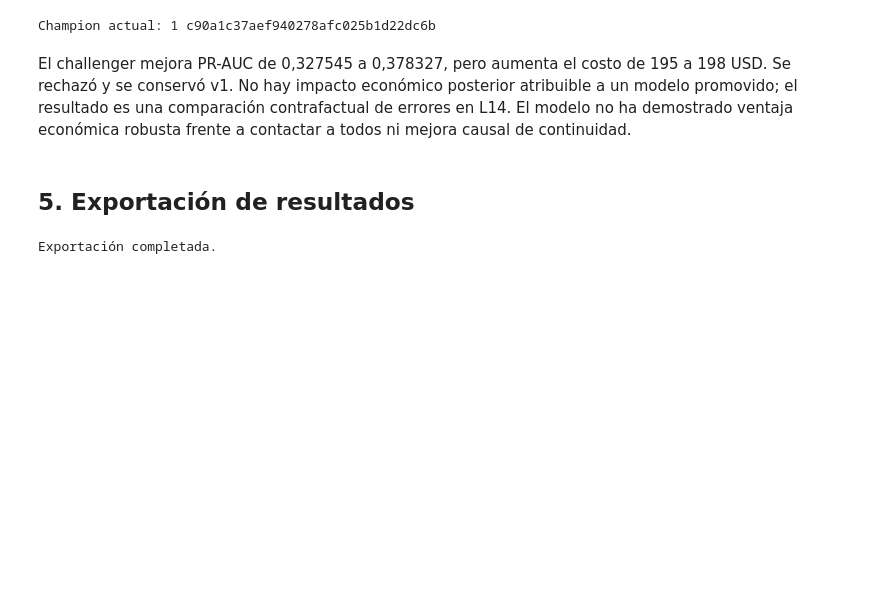
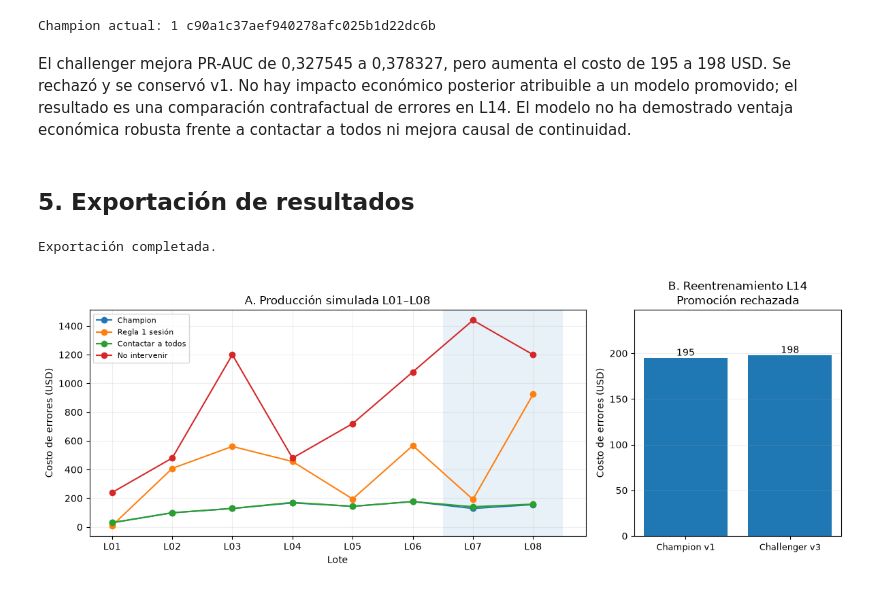
Before and after one commit to Satiban/proyecto_final, a Jupyter notebook: notebooks/07_analisis_monitoreo.ipynb, the cells around one changed output. Cells and saved outputs as stored; diff of their text form; code cells hidden in the pictures; blank space fills up the shorter version.

Commit message:
docs(pset4): actualizar notebooks de diagnostico y evidencias de monitoreo

```diff
--- a/notebooks/07_analisis_monitoreo.ipynb
+++ b/notebooks/07_analisis_monitoreo.ipynb
@@ -258,3 +258,83 @@ for nombre,df in [('monitoreo',mon),('monitoreo_inmediato',inm),('deriva_feature
 print('Exportación completada.')
 # %% [output]
 Exportación completada.
+# %%
+from pathlib import Path
+
+import pandas as pd
+import matplotlib.pyplot as plt
+
+# Localizar la raíz del proyecto.
+ROOT = Path.cwd()
+
+if not (ROOT / "docs").exists():
+    ROOT = ROOT.parent
+
+DOCS = ROOT / "docs"
+
+# Evidencias existentes, sin nuevas inferencias.
+df = pd.read_csv(DOCS / "monitoreo.csv")
+df = df.sort_values("lote_id")
+
+df = df[df["lote_id"].isin(
+    [f"L{i:02d}" for i in range(1, 9)]
+)]
+
+reent = pd.read_csv(DOCS / "reentrenamientos.csv")
+
+reent = reent.loc[
+    reent["params.lote_evaluacion"].eq("L14")
+].iloc[-1]
+
+fig, (ax1, ax2) = plt.subplots(
+    1, 2,
+    figsize=(12, 4.5),
+    gridspec_kw={"width_ratios": [2.4, 1]}
+)
+
+# Panel A: producción simulada.
+estrategias = {
+    "costo_modelo_usd": "Champion",
+    "costo_regla_1_sesion_usd": "Regla 1 sesión",
+    "costo_llamar_todos_usd": "Contactar a todos",
+    "costo_no_hacer_nada_usd": "No intervenir",
+}
+
+for columna, etiqueta in estrategias.items():
+    ax1.plot(
+        df["lote_id"],
+        df[columna],
+        marker="o",
+        label=etiqueta
+    )
+
+ax1.axvspan(5.5, 7.5, alpha=0.10)
+
+ax1.set_title("A. Producción simulada L01–L08")
+ax1.set_xlabel("Lote")
+ax1.set_ylabel("Costo de errores (USD)")
+ax1.legend(fontsize=8)
+ax1.grid(alpha=0.2)
+
+# Panel B: reentrenamiento.
+costos = [
+    reent["metrics.costo_errores_usd_champion_eval"],
+    reent["metrics.costo_errores_usd_challenger_eval"]
+]
+
+barras = ax2.bar(
+    ["Champion v1", "Challenger v3"],
+    costos
+)
+
+ax2.bar_label(barras, fmt="%.0f")
+ax2.set_ylim(0, max(costos) * 1.25)
+ax2.set_title("B. Reentrenamiento L14\nPromoción rechazada")
+ax2.set_ylabel("Costo de errores (USD)")
+ax2.tick_params(axis="x", labelsize=9)
+ax2.grid(axis="y", alpha=0.2)
+
+plt.tight_layout()
+plt.show()
+# %% [output]
+[figure, added]
```
Also changed, not shown: 1 other file.
